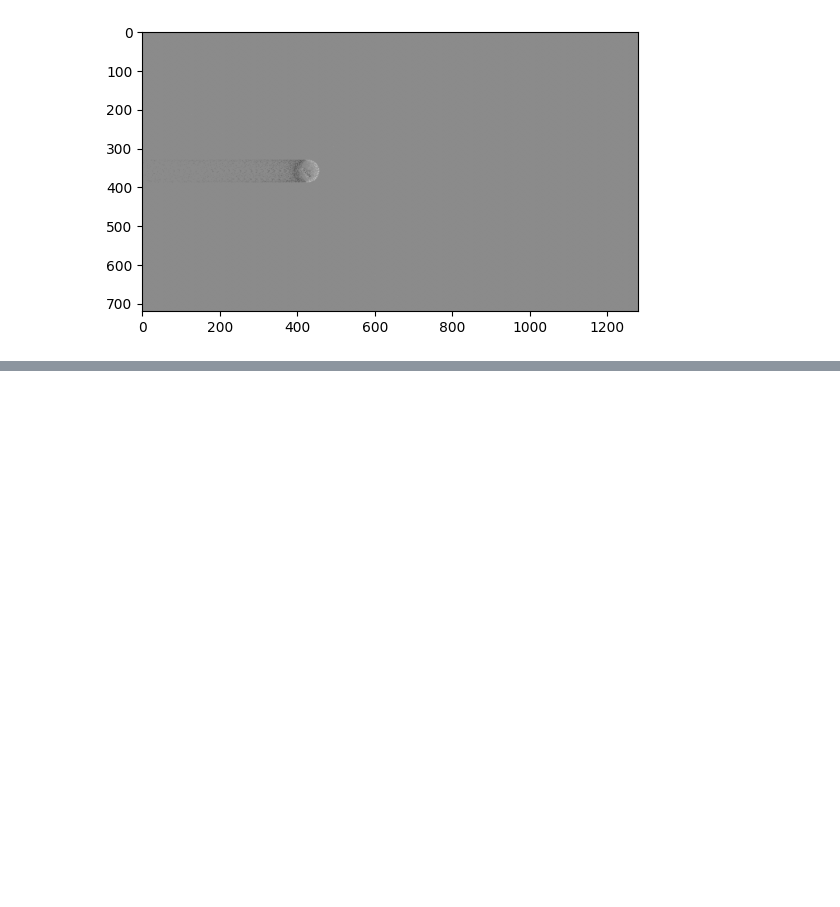
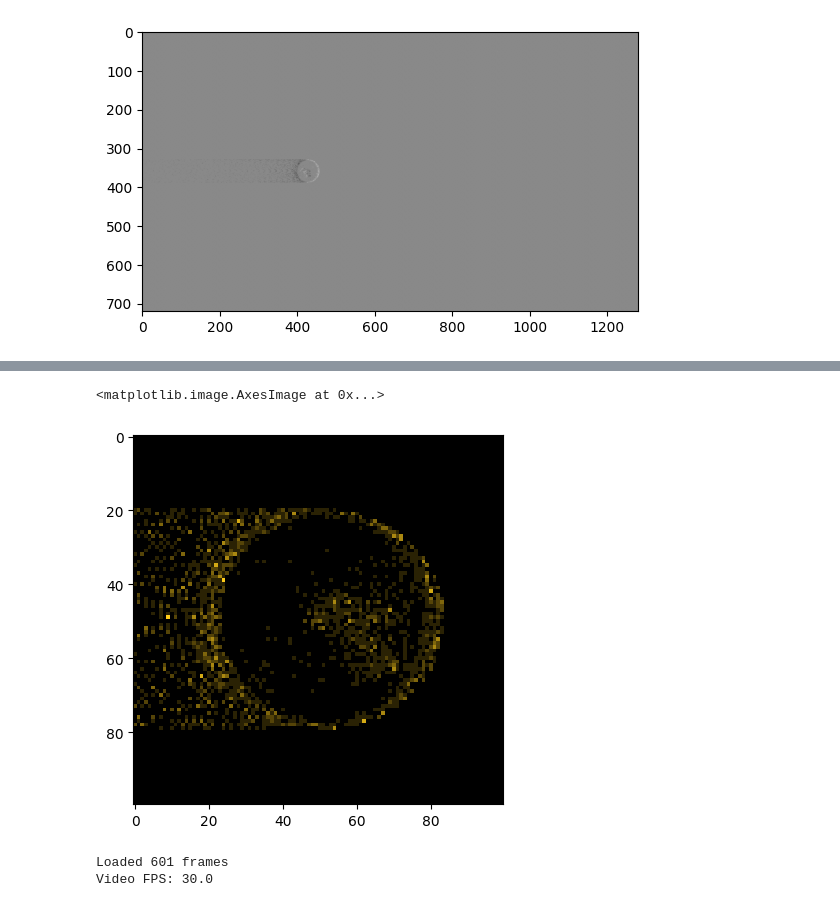
Before and after one commit to leviN1998/Master_Thesis, a Jupyter notebook: notebooks/figures/6.0-lk-readme-figures.ipynb, the cells around one changed output, grey strips where cells are left out. Drawn from its saved outputs; the diff is of its cells as text; code cells hidden in the pictures; blank space fills up the shorter version.

```diff
--- a/notebooks/figures/6.0-lk-readme-figures.ipynb
+++ b/notebooks/figures/6.0-lk-readme-figures.ipynb
@@ -218,0 +289,32 @@ write_video(frames, '/home/levin/dev/Master_Thesis/data/frames.mp4', 1280, 720)
+# %%
+events_roi = []
+roi_size = 100
+half = roi_size // 2
+
+H, W = events_images_rgb[0].shape[:2]  # RGB images: (H,W,3)
+
+for idx, row in df.iterrows():
+    cx = int(row["screen_x"])
+    cy = int(row["screen_y"])
+
+    # Top-left corner of ROI
+    x1 = cx - half
+    y1 = cy - half
+
+    # Clamp so ROI stays fully inside the image
+    x1 = max(0, min(W - roi_size, x1))
+    y1 = max(0, min(H - roi_size, y1))
+
+    x2 = x1 + roi_size
+    y2 = y1 + roi_size
+
+    roi = events_images_rgb[idx][y1:y2, x1:x2].copy()  # (100,100,3)
+    events_roi.append(roi)
+
+# Optional: stack into numpy array (N,100,100,3)
+events_roi = np.stack(events_roi, axis=0)
+# %%
+plt.imshow(events_roi[500])
+# %% [output]
+<matplotlib.image.AxesImage at 0x...>
+[figure, added]
@@ -218,0 +326,23 @@ write_video(frames, '/home/levin/dev/Master_Thesis/data/frames.mp4', 1280, 720)
+# %%
+video_path = "/home/levin/dev/Master_Thesis/data/events_images.mp4"   # path to your mp4 file
+
+cap = cv2.VideoCapture(video_path)
+
+frames = []
+fps = cap.get(cv2.CAP_PROP_FPS)
+
+while True:
+    ret, frame = cap.read()
+    if not ret:
+        break
+
+    #frames.append(cv2.cvtColor(frame, cv2.COLOR_BGR2RGB))  # Convert to RGB for consistency
+    frames.append(frame)
+
+cap.release()
+
+print(f"Loaded {len(frames)} frames")
+print(f"Video FPS: {fps}")
+# %% [output]
+Loaded 601 frames
+Video FPS: 30.0
```
Also changed, not shown: parts of 11 cells of this notebook, 6 other files.
